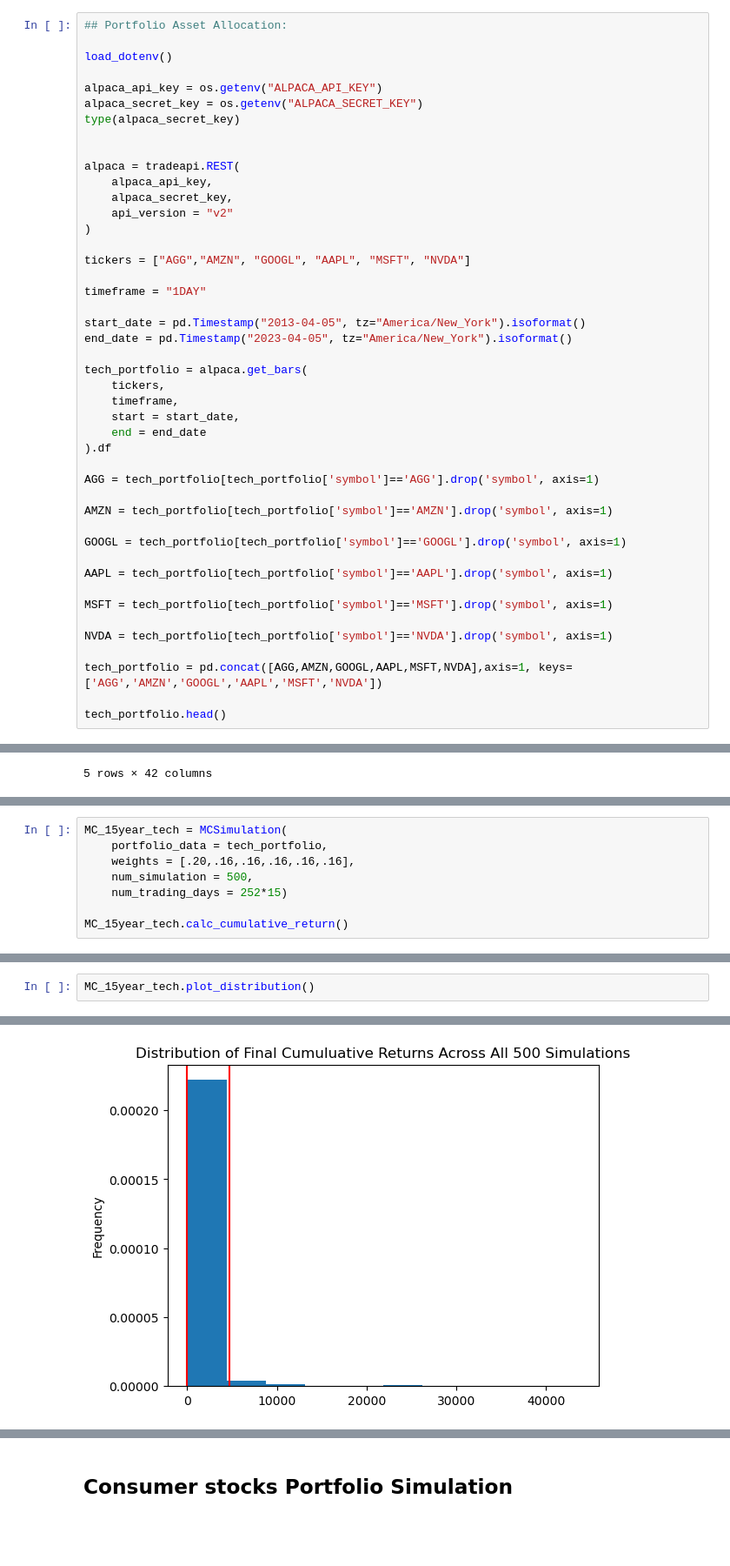
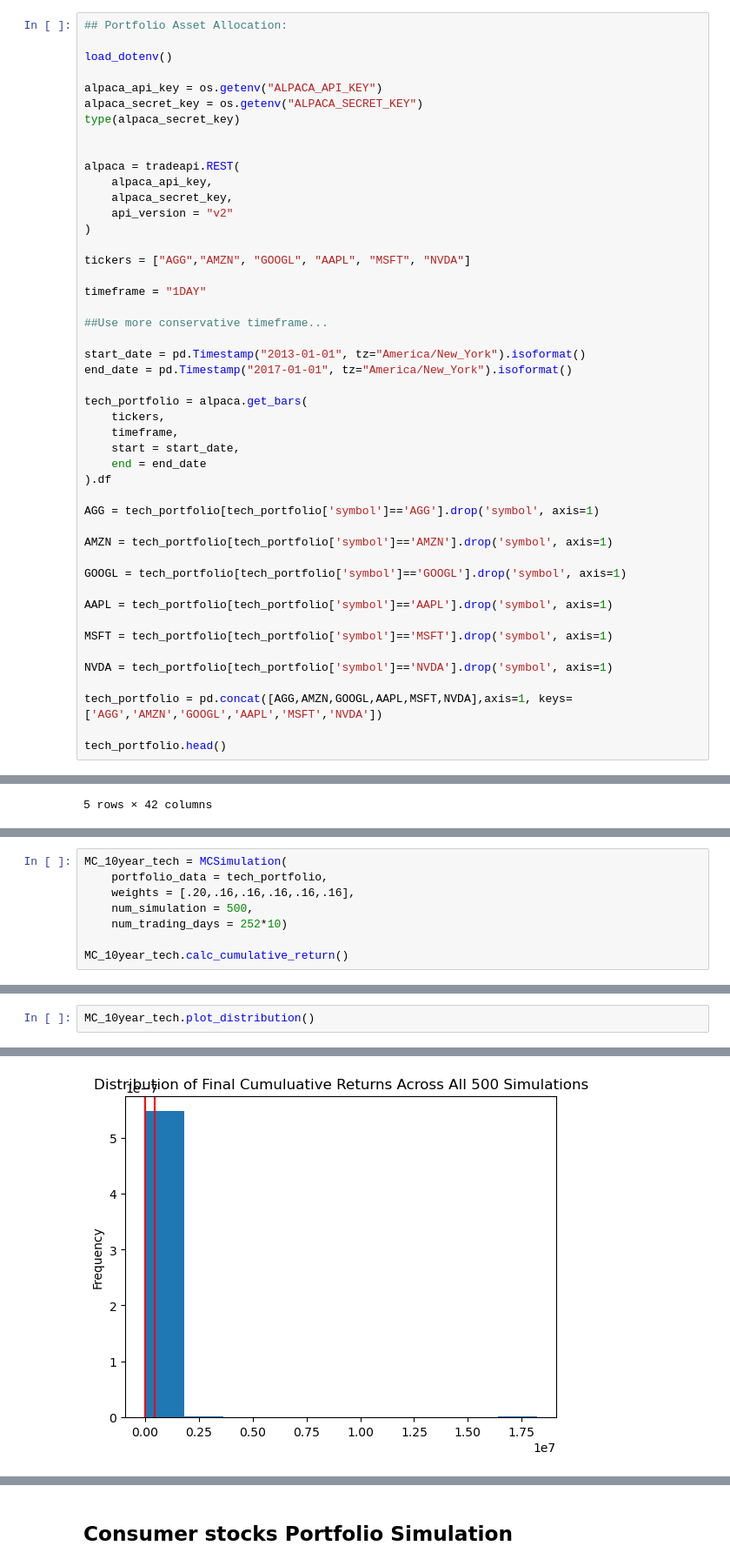
Before and after one commit to reiccv/Project_1_Portfolio_Analysis, a Jupyter notebook: Portfolio_Analysis_Tech_vs_Consumer.ipynb, the cells around one changed output, grey strips where cells are left out. Shown at 87% size. Saved outputs shown, nothing was run; the diff lists cells and outputs as text; blank space fills up the shorter version.

```diff
--- a/Portfolio_Analysis_Tech_vs_Consumer.ipynb
+++ b/Portfolio_Analysis_Tech_vs_Consumer.ipynb
@@ -556,8 +555,10 @@ tickers = ["AGG","AMZN", "GOOGL", "AAPL", "MSFT", "NVDA"]
 
 timeframe = "1DAY"
 
-start_date = pd.Timestamp("2013-04-05", tz="America/New_York").isoformat()
-end_date = pd.Timestamp("2023-04-05", tz="America/New_York").isoformat()
+##Use more conservative timeframe...
+
+start_date = pd.Timestamp("2013-01-01", tz="America/New_York").isoformat()
+end_date = pd.Timestamp("2017-01-01", tz="America/New_York").isoformat()
 
 tech_portfolio = alpaca.get_bars(
     tickers,
@@ -625,11 +595,11 @@ print(NVDA_close_price[-1])
 # %%
-MC_15year_tech = MCSimulation(
+MC_10year_tech = MCSimulation(
     portfolio_data = tech_portfolio,
     weights = [.20,.16,.16,.16,.16,.16],
     num_simulation = 500,
-    num_trading_days = 252*15)
+    num_trading_days = 252*10)
 
-MC_15year_tech.calc_cumulative_return()
+MC_10year_tech.calc_cumulative_return()
 # %% [output]
 Running Monte Carlo simulation number 0.
 Running Monte Carlo simulation number 10.
@@ -675,6 +645,6 @@ Running Monte Carlo simulation number 490.
 # %%
-MC_15year_tech.plot_distribution()
+MC_10year_tech.plot_distribution()
 # %% [output]
 <AxesSubplot:title={'center':'Distribution of Final Cumuluative Returns Across All 500 Simulations'}, ylabel='Frequency'>
-[figure, old version]
+[figure, new version]
 # %%
```
Also changed, not shown: parts of 17 cells of this notebook.
